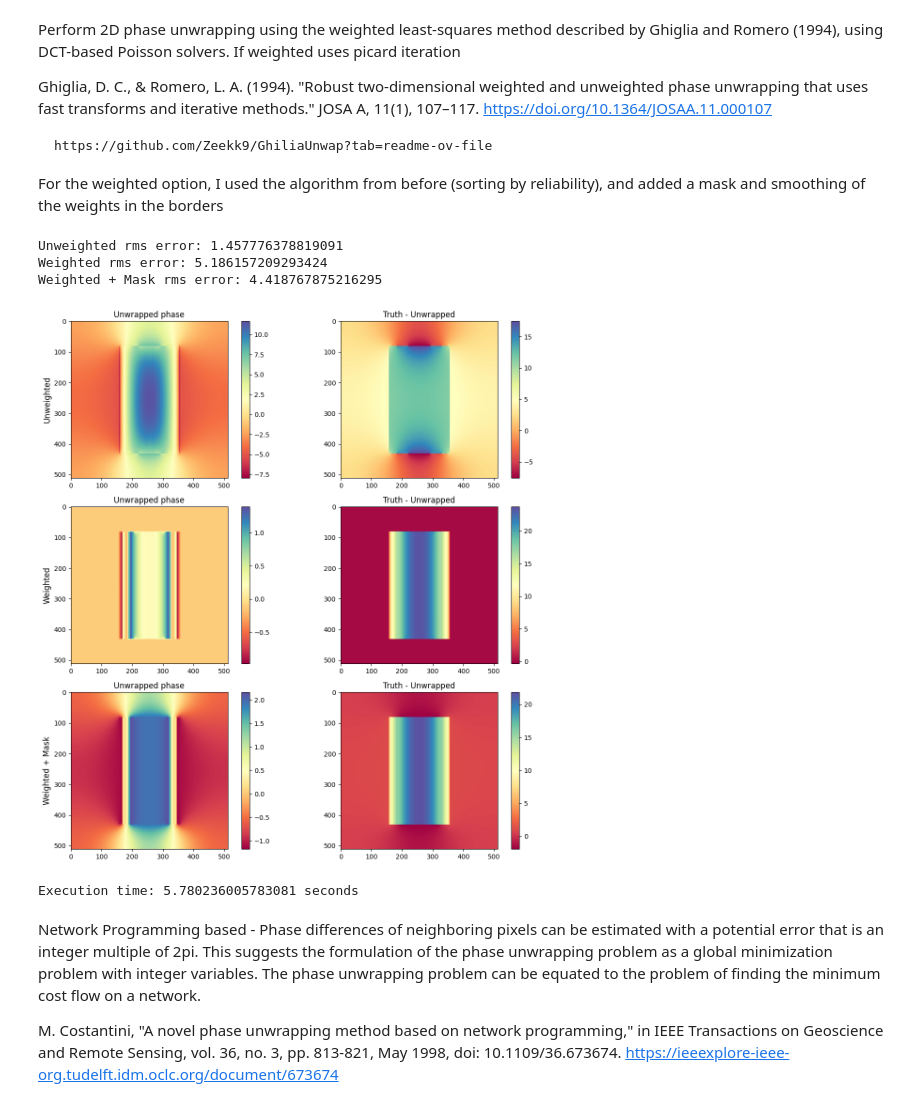
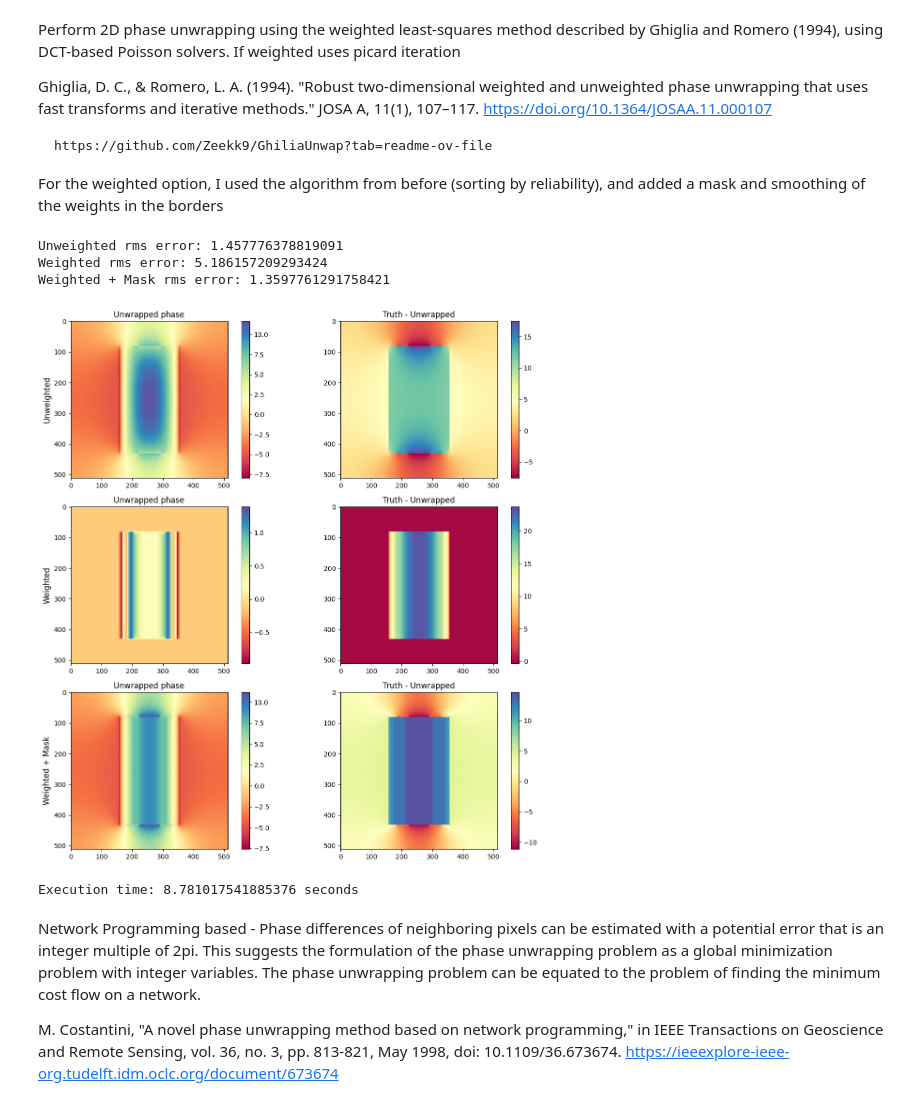
Before and after one commit to oheymans/odt-thesis, a Jupyter notebook: notebooks/phase_unwraping_simulations_synthtic.ipynb, the cells around one changed output. Saved outputs shown, nothing was run; the diff lists cells and outputs as text; code cells hidden in the pictures.

```diff
--- a/notebooks/phase_unwraping_simulations_synthtic.ipynb
+++ b/notebooks/phase_unwraping_simulations_synthtic.ipynb
@@ -213,45 +213,45 @@ W_smooth = gaussian_filter(weights_masked, sigma=1.0)
 phi_unwrapped_ghilia = unwrap_phase_weighted(phi_wrapped_used)
 phi_unwrapped_ghilia_weighted = unwrap_phase_weighted(phi_wrapped_used,weights)
 phi_unwrapped_ghilia_weighted_masked = unwrap_phase_weighted(phi_wrapped_used,weights_masked)
-#phi_unwrapped_ghilia_weighted_masked_smooth = unwrap_phase_weighted(phi_wrapped_used,W_smooth)
+phi_unwrapped_ghilia_weighted_masked_smooth = unwrap_phase_weighted(phi_wrapped_used,W_smooth)
 end = time.time()
 
 # Plot
 plots = [phi_unwrapped_ghilia,
          phi_unwrapped_ghilia_weighted,
-         phi_unwrapped_ghilia_weighted_masked]
+         phi_unwrapped_ghilia_weighted_masked_smooth]
 
-names = ["Unweighted", "Weighted", "Weighted + Mask"]  # now 3 names
+names = ["Unweighted", "Weighted", "Weighted + Mask"]
 
 n = len(plots)
 fig, axes = plt.subplots(n, 2, figsize=(12, 4*n))
 
 for i, (phi_unwrapped, name) in enumerate(zip(plots, names)):
     comp = phi_true - phi_unwrapped
 
     im1 = axes[i, 0].imshow(phi_unwrapped, cmap="Spectral")
     axes[i, 0].set_title("Unwrapped phase")
     plt.colorbar(im1, ax=axes[i, 0])
 
     im2 = axes[i, 1].imshow(comp, cmap='Spectral')
     axes[i, 1].set_title("Truth - Unwrapped")
     plt.colorbar(im2, ax=axes[i, 1])
 
     axes[i, 0].set_ylabel(name, fontsize=12)
 
     rms = evaluate_phase(phi_true, phi_unwrapped, tissue_mask)
     print(f"{name} rms error: {rms}")
 
 plt.tight_layout()
 plt.show()
 
 print("Execution time:", end - start, "seconds")
 # %% [output]
 Unweighted rms error: 1.457776378819091
 Weighted rms error: 5.186157209293424
-Weighted + Mask rms error: 4.418767875216295
+Weighted + Mask rms error: 1.3597761291758421
-[figure, old version]
+[figure, new version]
-Execution time: 5.780236005783081 seconds
+Execution time: 8.781017541885376 seconds
 # %% [markdown]
 Network Programming based -  Phase differences of neighboring pixels can be estimated with a potential error that is an integer multiple
 of 2pi. This suggests the formulation of the phase unwrapping problem as a global minimization problem with integer variables. The phase
```
Also changed, not shown: parts of 1 cell of this notebook, 2 other files.
